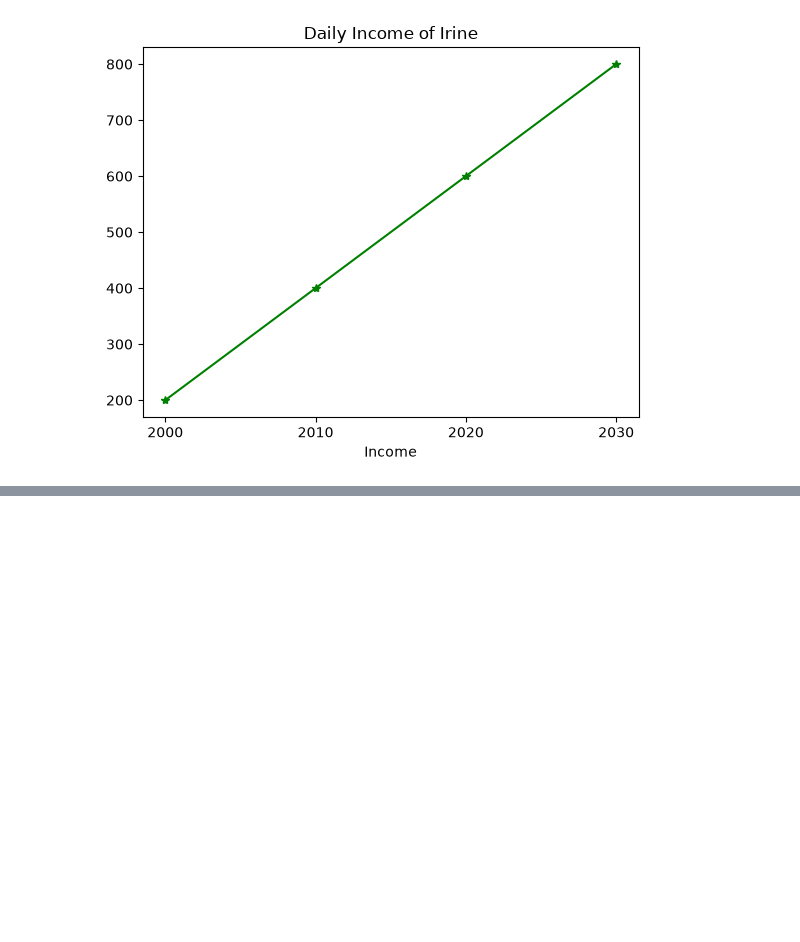
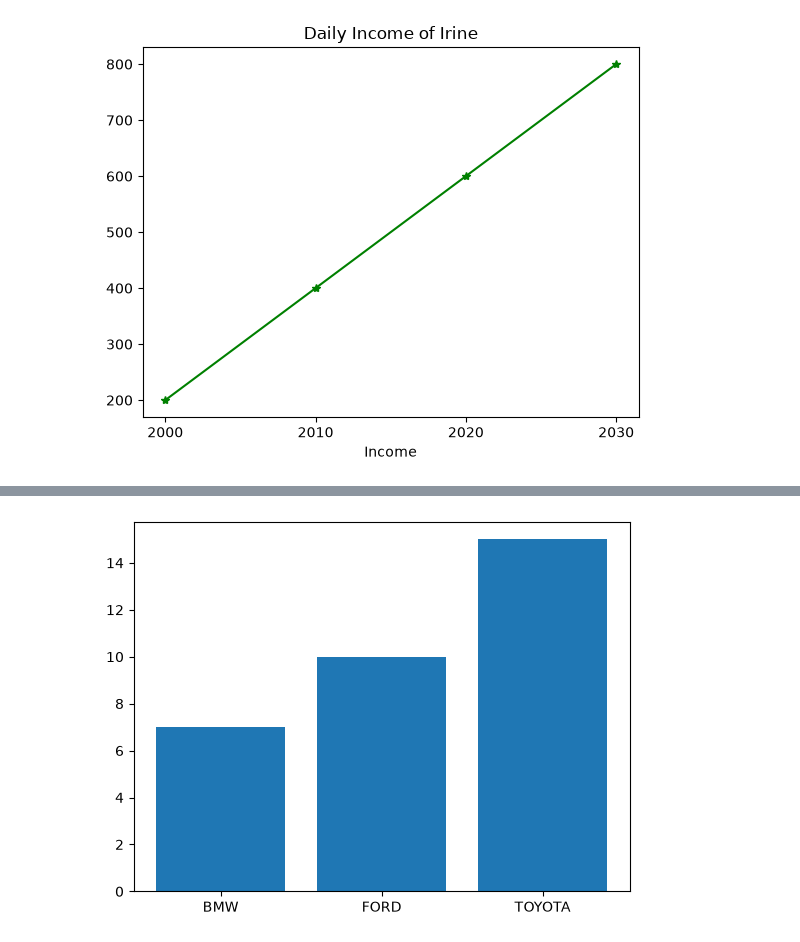
Before and after one commit to Irinejeba/Advanced-Python, a Jupyter notebook: Matplotlib.ipynb, the cells around one changed output, grey strips where cells are left out. Cells and saved outputs as stored; diff of their text form; code cells hidden in the pictures; blank space fills up the shorter version.

```diff
--- a/Matplotlib.ipynb
+++ b/Matplotlib.ipynb
@@ -79,0 +110,12 @@ plt.show();
+# %%
+#plt from dict
+car_milage={
+    "BMW":7,
+    "FORD":10,
+    "TOYOTA":15
+}
+fig,ax =plt.subplots()
+ax.bar((car_milage.keys()),car_milage.values());
+plt.show();
+# %% [output]
+[figure, added]
```
Also changed, not shown: parts of 21 cells of this notebook, 1 other file.
